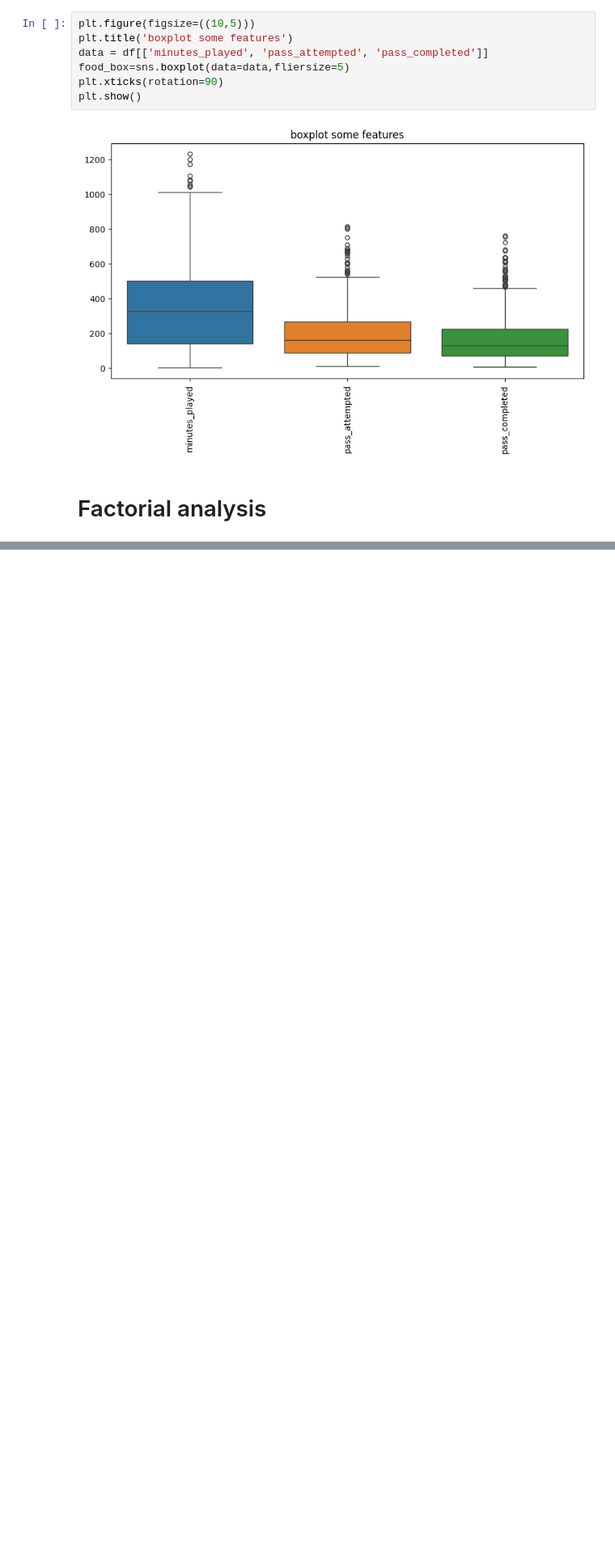
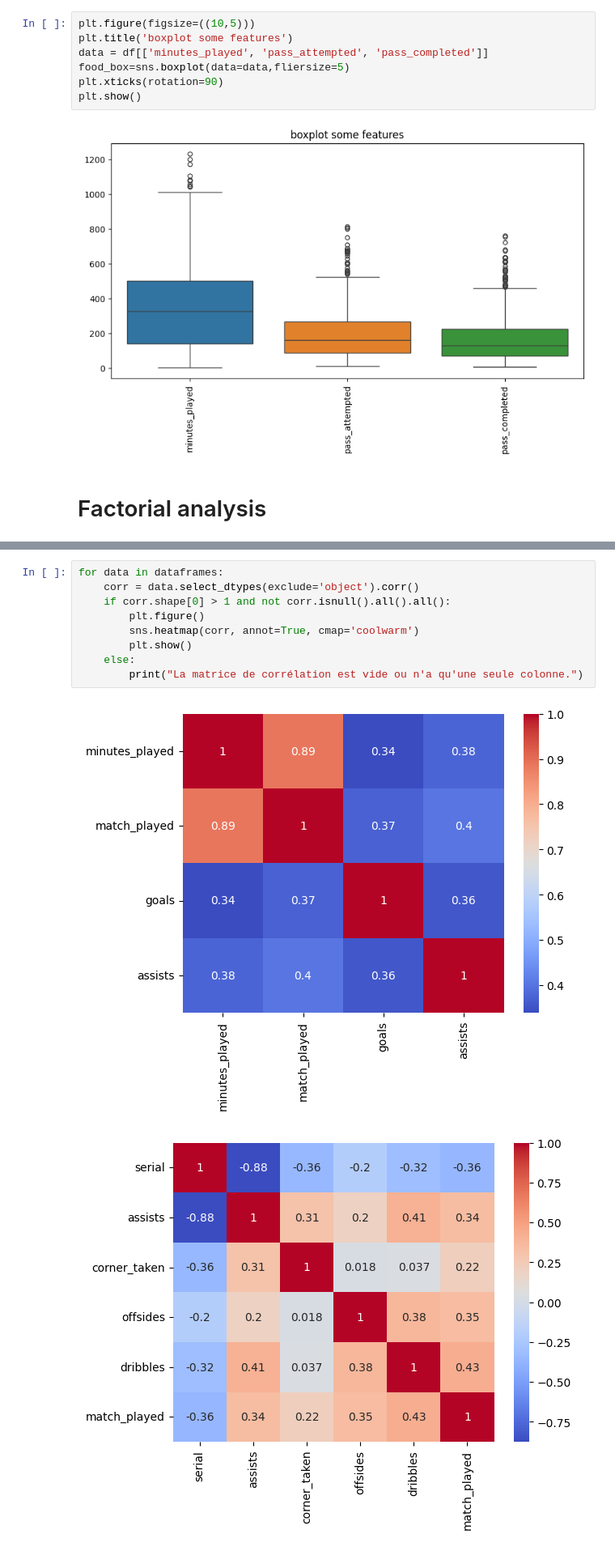
Before and after one commit to elouanzer/challenge1, a Jupyter notebook: champions league.ipynb, the cells around one changed output, grey strips where cells are left out. Shown at 81% size. Drawn from its saved outputs; the diff is of its cells as text; blank space fills up the shorter version.

Commit message:
matrice de corr

```diff
--- a/champions league.ipynb
+++ b/champions league.ipynb
@@ -108,0 +115,12 @@ plt.show()
+# %%
+for data in dataframes:
+    corr = data.select_dtypes(exclude='object').corr()
+    if corr.shape[0] > 1 and not corr.isnull().all().all():
+        plt.figure()
+        sns.heatmap(corr, annot=True, cmap='coolwarm')
+        plt.show()
+    else:
+        print("La matrice de corrélation est vide ou n'a qu'une seule colonne.")
+# %% [output]
+[figure, added]
+[figure, added]
```
Also changed, not shown: parts of 3 cells of this notebook.
